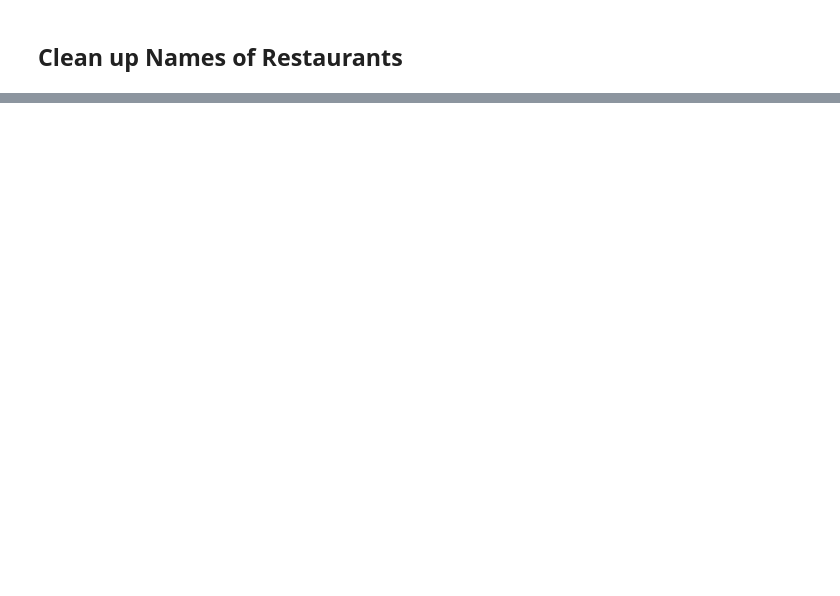
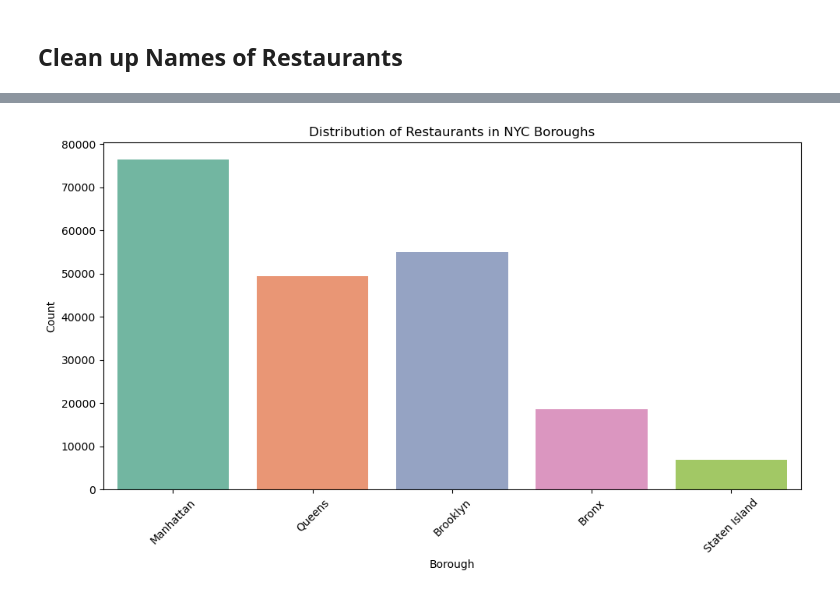
Before and after one commit to Codeguy225/Restaurant-Inspections-Project, a Jupyter notebook: New York City Restaurant Inspections .ipynb, the cells around one changed output, grey strips where cells are left out. Drawn from its saved outputs; the diff is of its cells as text; code cells hidden in the pictures; blank space fills up the shorter version.

```diff
--- a/New York City Restaurant Inspections .ipynb
+++ b/New York City Restaurant Inspections .ipynb
@@ -180,0 +191,6 @@ Name: INSPECTION TYPE, dtype: int64
+# %%
+# Filter rows where 'BORO' is 0
+f_df = rd[rd['BORO'] != '0']
+
+# Display the filtered DataFrame
+print(f_df)
@@ -180,0 +215,12 @@ Name: INSPECTION TYPE, dtype: int64
+# %%
+# Visualizing Distribution of Restaurants in NYC Boroughs
+plt.figure(figsize=(10, 6))
+sns.countplot(data=f_df, x='BORO', palette='Set2')
+plt.title('Distribution of Restaurants in NYC Boroughs')
+plt.xlabel('Borough')
+plt.ylabel('Count')
+plt.xticks(rotation=45)
+plt.tight_layout()
+plt.show()
+# %% [output]
+[figure, added]
```
Also changed, not shown: parts of 16 cells of this notebook, 1 other file.
